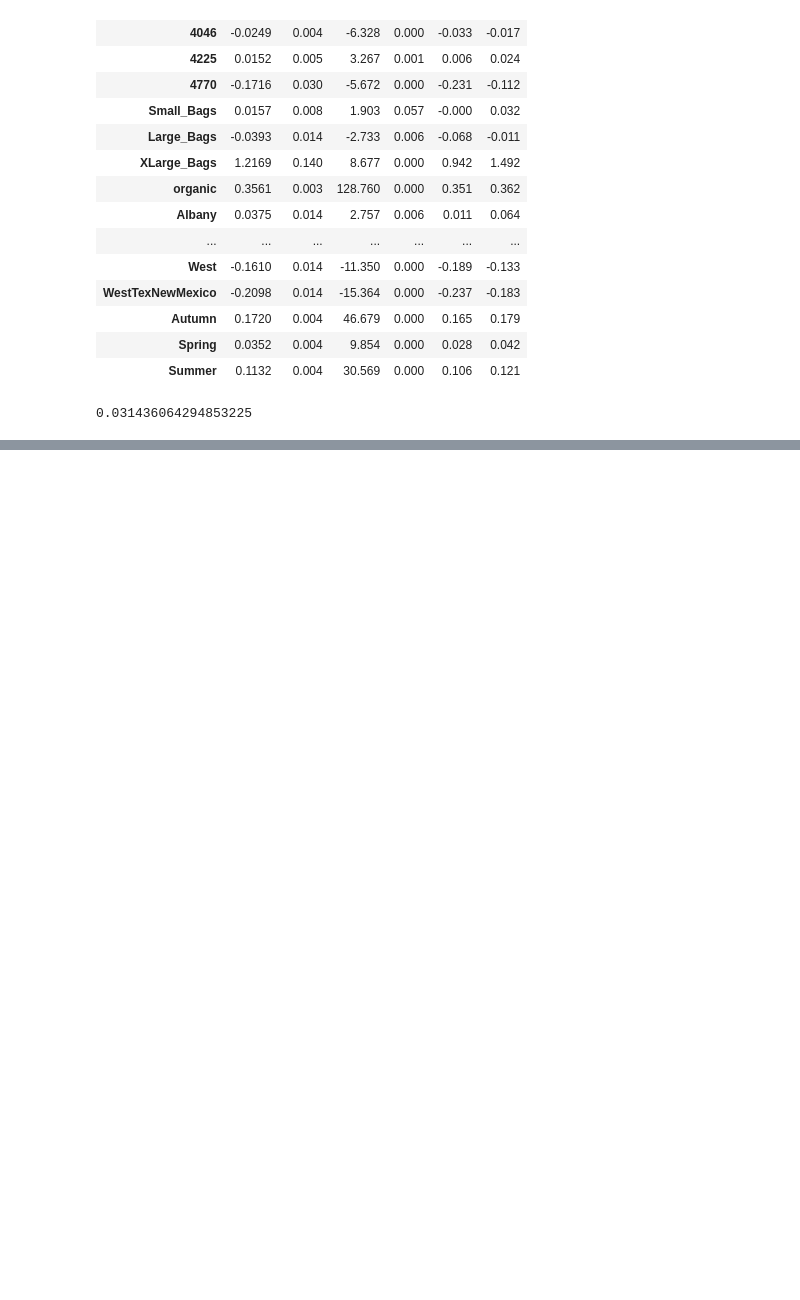
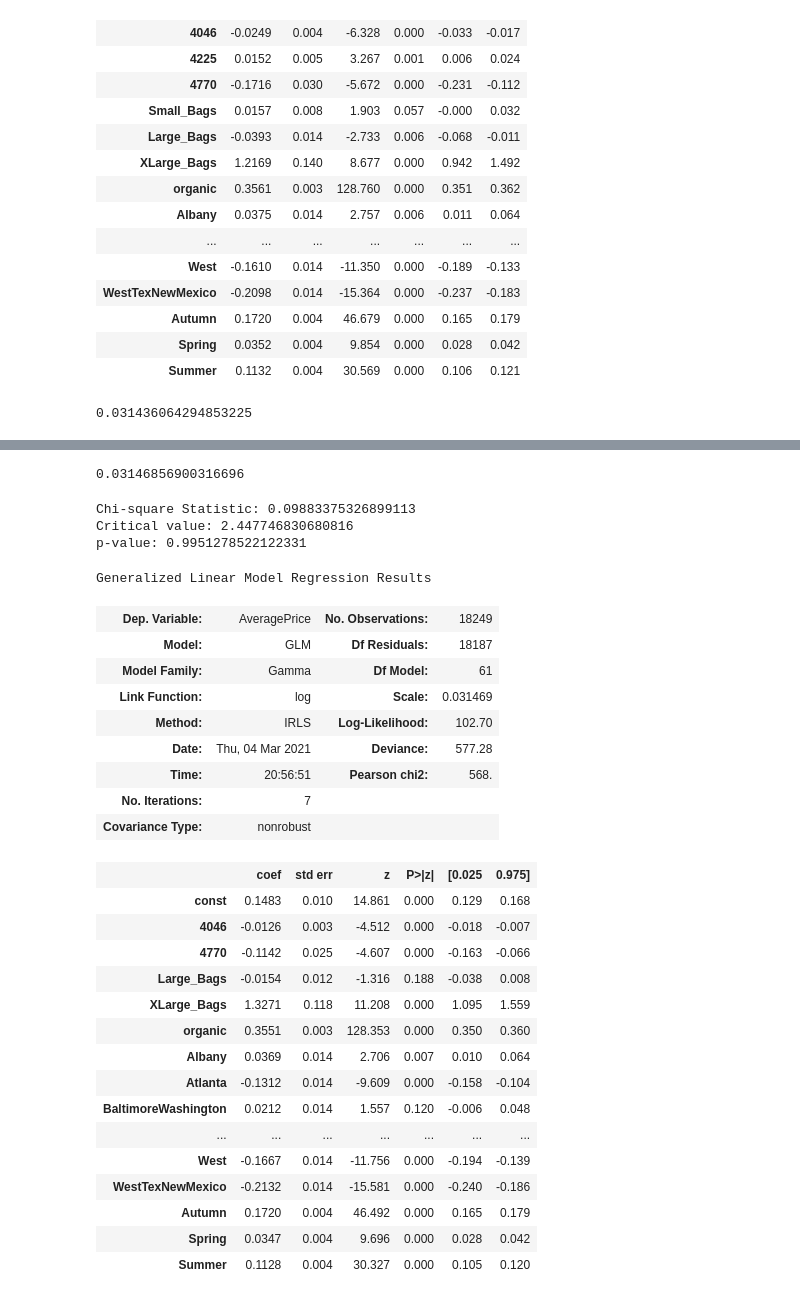
Before and after one commit to SmilesTigeR/statistical-analysis, a Jupyter notebook: Notebook/Avocado/Avocado_GLM.ipynb, the cells around one changed output, grey strips where cells are left out. Cells and saved outputs as stored; diff of their text form; code cells hidden in the pictures; blank space fills up the shorter version.

```diff
--- a/Notebook/Avocado/Avocado_GLM.ipynb
+++ b/Notebook/Avocado/Avocado_GLM.ipynb
@@ -665,0 +992,51 @@ model_dispersion
+# %%
+reduced_dispersion = Gamma_shape(reduced_model, y)[0]
+reduced_dispersion = 1/reduced_dispersion
+reduced_dispersion
+# %% [output]
+0.03146856900316696
+# %%
+chi_stat = reduced_model.deviance/reduced_dispersion - model.deviance/model_dispersion
+df = reduced_model.df_resid - model.df_resid
+critical_value = stats.chi.ppf(0.95, df = df)
+p_value = stats.chi.sf(chi_stat, df)
+
+print('Chi-square Statistic:', chi_stat)
+print('Critical value:', critical_value)
+print('p-value:', p_value)
+
+# Not significant
+# %% [output]
+Chi-square Statistic: 0.09883375326899113
+Critical value: 2.447746830680816
+p-value: 0.9951278522122331
+# %%
+model = sm.GLM(y, sm.add_constant(X.drop(['Small_Bags', '4225'], axis = 1)), family = sm.families.Gamma(link = sm.families.links.log())).fit(scale = reduced_dispersion)
+model.summary()
+# %% [output]
+Generalized Linear Model Regression Results
+| Dep. Variable: | AveragePrice | No. Observations: | 18249 |
+| Model: | GLM | Df Residuals: | 18187 |
+| Model Family: | Gamma | Df Model: | 61 |
+| Link Function: | log | Scale: | 0.031469 |
+| Method: | IRLS | Log-Likelihood: | 102.70 |
+| Date: | Thu, 04 Mar 2021 | Deviance: | 577.28 |
+| Time: | 20:56:51 | Pearson chi2: | 568. |
+| No. Iterations: | 7 |  |  |
+| Covariance Type: | nonrobust |  |  |
+|  | coef | std err | z | P>|z| | [0.025 | 0.975] |
+| const | 0.1483 | 0.010 | 14.861 | 0.000 | 0.129 | 0.168 |
+| 4046 | -0.0126 | 0.003 | -4.512 | 0.000 | -0.018 | -0.007 |
+| 4770 | -0.1142 | 0.025 | -4.607 | 0.000 | -0.163 | -0.066 |
+| Large_Bags | -0.0154 | 0.012 | -1.316 | 0.188 | -0.038 | 0.008 |
+| XLarge_Bags | 1.3271 | 0.118 | 11.208 | 0.000 | 1.095 | 1.559 |
+| organic | 0.3551 | 0.003 | 128.353 | 0.000 | 0.350 | 0.360 |
+| Albany | 0.0369 | 0.014 | 2.706 | 0.007 | 0.010 | 0.064 |
+| Atlanta | -0.1312 | 0.014 | -9.609 | 0.000 | -0.158 | -0.104 |
+| BaltimoreWashington | 0.0212 | 0.014 | 1.557 | 0.120 | -0.006 | 0.048 |
+| ... | ... | ... | ... | ... | ... | ... |
+| West | -0.1667 | 0.014 | -11.756 | 0.000 | -0.194 | -0.139 |
+| WestTexNewMexico | -0.2132 | 0.014 | -15.581 | 0.000 | -0.240 | -0.186 |
+| Autumn | 0.1720 | 0.004 | 46.492 | 0.000 | 0.165 | 0.179 |
+| Spring | 0.0347 | 0.004 | 9.696 | 0.000 | 0.028 | 0.042 |
+| Summer | 0.1128 | 0.004 | 30.327 | 0.000 | 0.105 | 0.120 |
```
Also changed, not shown: parts of 64 cells of this notebook.
